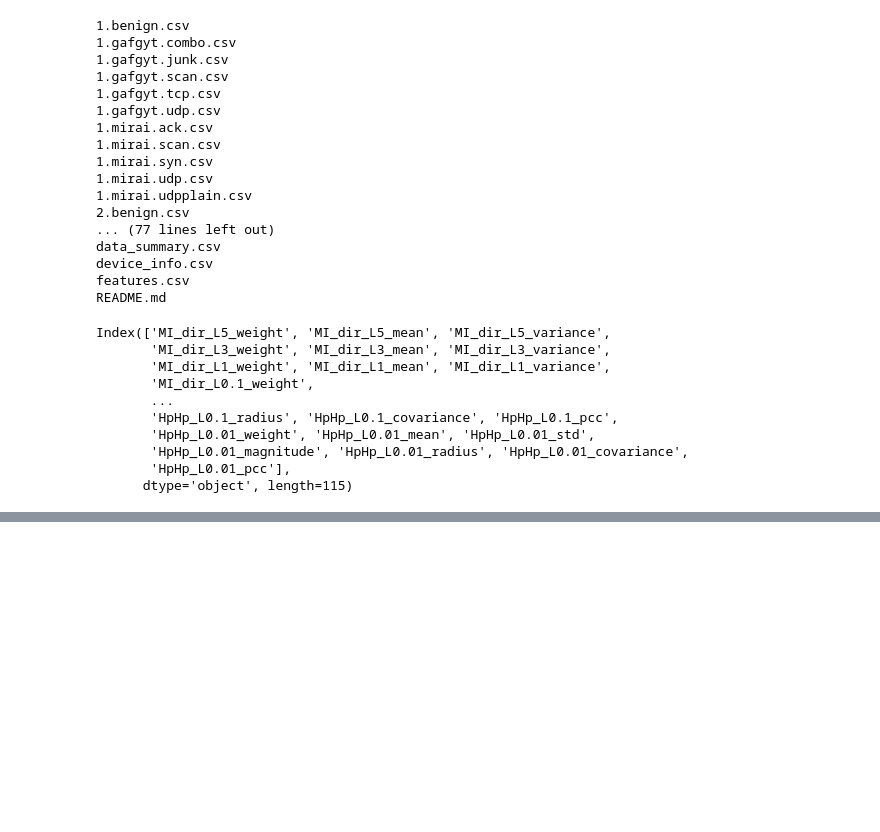
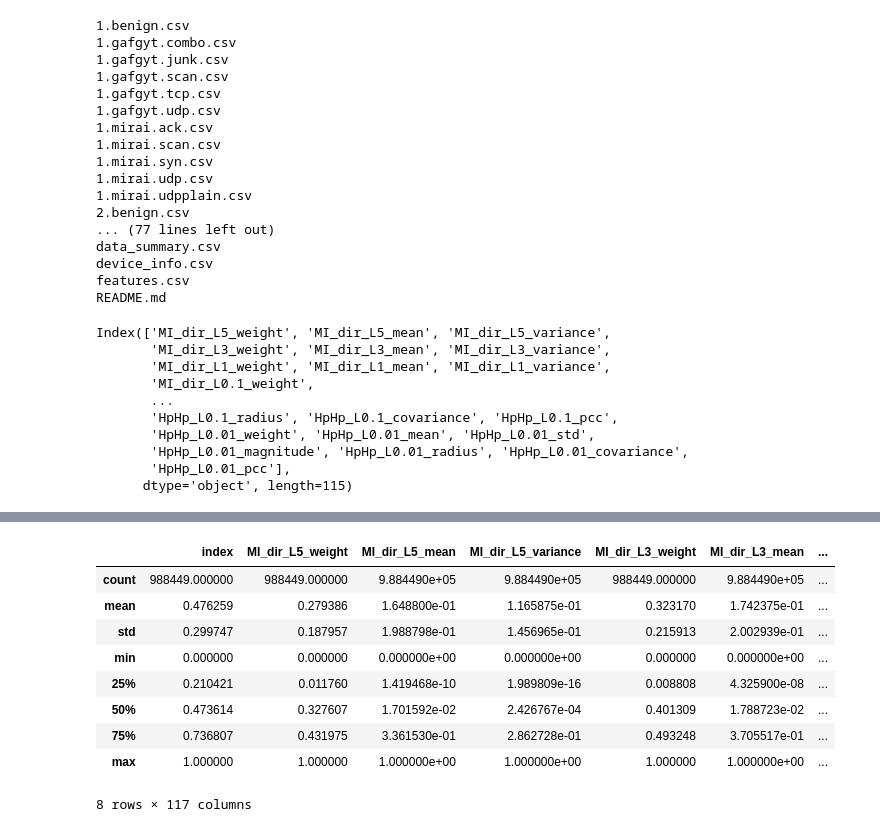
Before and after one commit to 17297781Karthik/FL-IoT-Threat_detection, a Jupyter notebook: analysis.ipynb, the cells around one changed output, grey strips where cells are left out. Saved outputs shown, nothing was run; the diff lists cells and outputs as text; code cells hidden in the pictures; blank space fills up the shorter version.

```diff
--- a/analysis.ipynb
+++ b/analysis.ipynb
@@ -39,0 +152,27 @@ Index(['MI_dir_L5_weight', 'MI_dir_L5_mean', 'MI_dir_L5_variance',
+# %%
+from sklearn.preprocessing import MinMaxScaler
+import pandas as pd
+
+# Separate numerical and categorical columns
+numerical_cols = att.select_dtypes(include=['float64', 'int64']).columns
+categorical_cols = att.select_dtypes(include=['object', 'category']).columns
+
+# Initialize the scaler
+scaler = MinMaxScaler()
+# %%
+
+# Scale numerical features
+att[numerical_cols] = scaler.fit_transform(att[numerical_cols])
+# %%
+att.describe()
+# %% [output]
+|  | index | MI_dir_L5_weight | MI_dir_L5_mean | MI_dir_L5_variance | MI_dir_L3_weight | MI_dir_L3_mean | ... |
+| count | 988449.000000 | 988449.000000 | 9.884490e+05 | 9.884490e+05 | 988449.000000 | 9.884490e+05 | ... |
+| mean | 0.476259 | 0.279386 | 1.648800e-01 | 1.165875e-01 | 0.323170 | 1.742375e-01 | ... |
+| std | 0.299747 | 0.187957 | 1.988798e-01 | 1.456965e-01 | 0.215913 | 2.002939e-01 | ... |
+| min | 0.000000 | 0.000000 | 0.000000e+00 | 0.000000e+00 | 0.000000 | 0.000000e+00 | ... |
+| 25% | 0.210421 | 0.011760 | 1.419468e-10 | 1.989809e-16 | 0.008808 | 4.325900e-08 | ... |
+| 50% | 0.473614 | 0.327607 | 1.701592e-02 | 2.426767e-04 | 0.401309 | 1.788723e-02 | ... |
+| 75% | 0.736807 | 0.431975 | 3.361530e-01 | 2.862728e-01 | 0.493248 | 3.705517e-01 | ... |
+| max | 1.000000 | 1.000000 | 1.000000e+00 | 1.000000e+00 | 1.000000 | 1.000000e+00 | ... |
+8 rows × 117 columns
```
Also changed, not shown: parts of 17 cells of this notebook, 2 other files.
